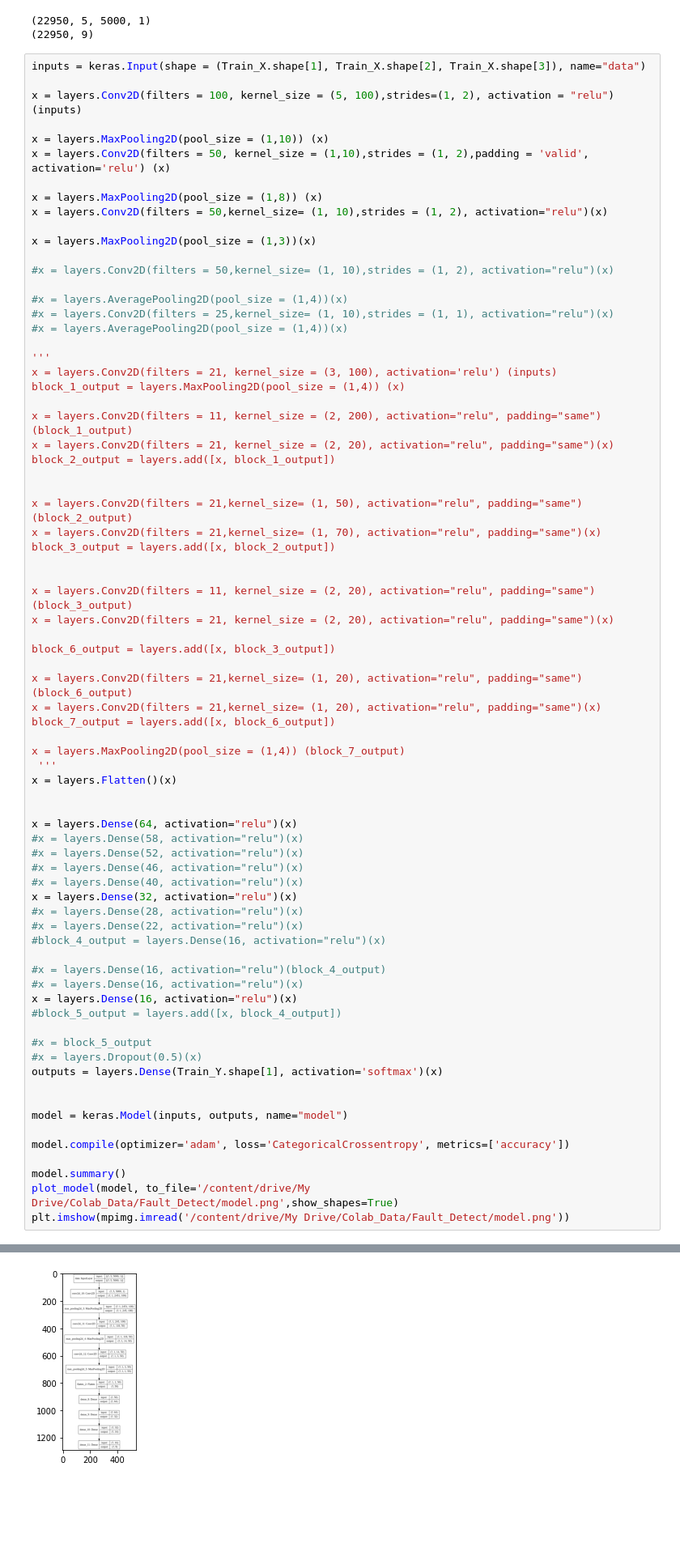
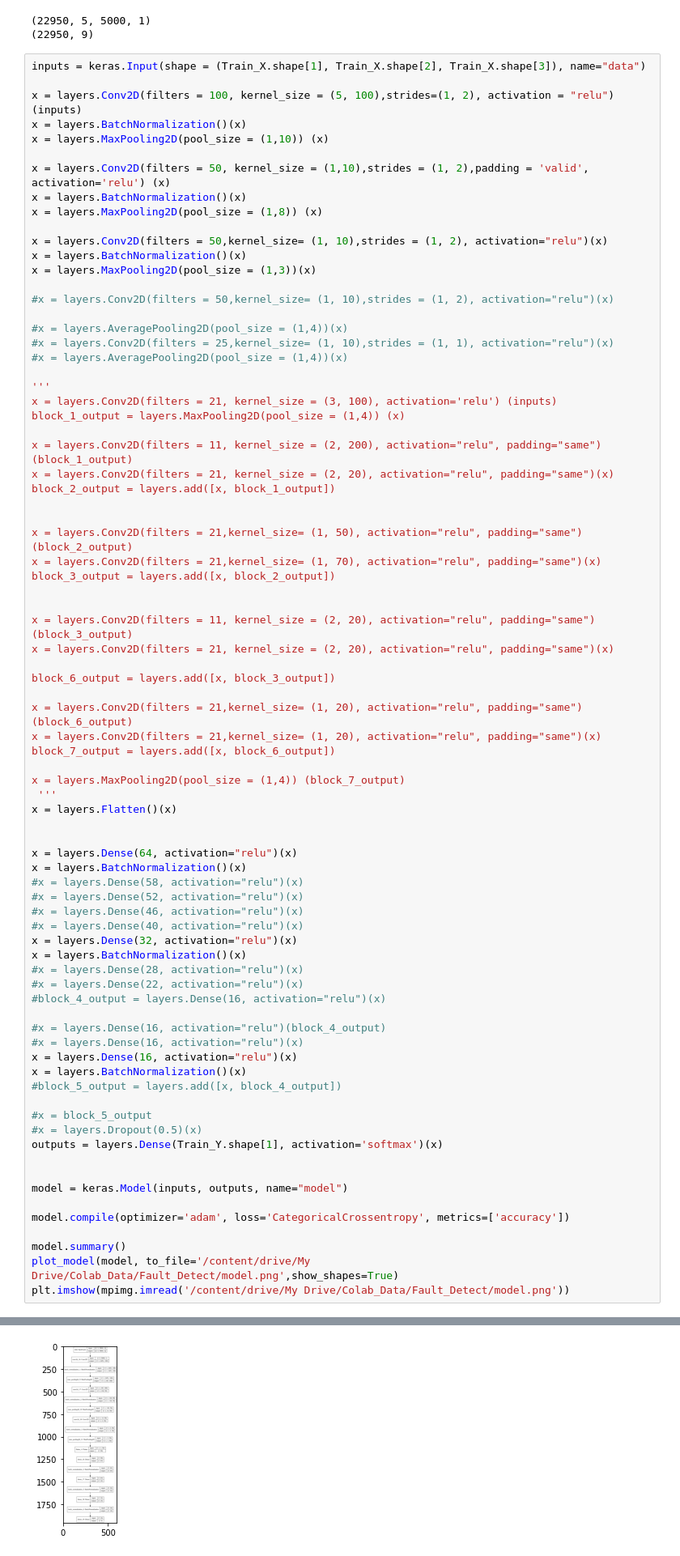
Before and after one commit to Ashraf-Saleh/Fault-Detect, a Jupyter notebook: Fault_Detect.ipynb, the cells around one changed output, grey strips where cells are left out. Shown at 81% size. Saved outputs shown, nothing was run; the diff lists cells and outputs as text; blank space fills up the shorter version.

Commit message:
Trial 1000 epoch - Batch Norm.

```diff
--- a/Fault_Detect.ipynb
+++ b/Fault_Detect.ipynb
@@ -59,13 +59,15 @@ print(Data_Y.shape)
 inputs = keras.Input(shape = (Train_X.shape[1], Train_X.shape[2], Train_X.shape[3]), name="data")
 
 x = layers.Conv2D(filters = 100, kernel_size = (5, 100),strides=(1, 2), activation = "relu") (inputs)
+x = layers.BatchNormalization()(x)
+x = layers.MaxPooling2D(pool_size = (1,10)) (x)
 
-x = layers.MaxPooling2D(pool_size = (1,10)) (x)
 x = layers.Conv2D(filters = 50, kernel_size = (1,10),strides = (1, 2),padding = 'valid', activation='relu') (x)
+x = layers.BatchNormalization()(x)
+x = layers.MaxPooling2D(pool_size = (1,8)) (x)
 
-x = layers.MaxPooling2D(pool_size = (1,8)) (x)
 x = layers.Conv2D(filters = 50,kernel_size= (1, 10),strides = (1, 2), activation="relu")(x)
-
+x = layers.BatchNormalization()(x)
 x = layers.MaxPooling2D(pool_size = (1,3))(x)
 
 #x = layers.Conv2D(filters = 50,kernel_size= (1, 10),strides = (1, 2), activation="relu")(x)
@@ -103,11 +105,13 @@ x = layers.Flatten()(x)
 
 
 x = layers.Dense(64, activation="relu")(x)
+x = layers.BatchNormalization()(x)
 #x = layers.Dense(58, activation="relu")(x)
 #x = layers.Dense(52, activation="relu")(x)
 #x = layers.Dense(46, activation="relu")(x)
 #x = layers.Dense(40, activation="relu")(x)
 x = layers.Dense(32, activation="relu")(x)
+x = layers.BatchNormalization()(x)
 #x = layers.Dense(28, activation="relu")(x)
 #x = layers.Dense(22, activation="relu")(x)
 #block_4_output = layers.Dense(16, activation="relu")(x)
@@ -115,6 +119,7 @@ x = layers.Dense(32, activation="relu")(x)
 #x = layers.Dense(16, activation="relu")(block_4_output)
 #x = layers.Dense(16, activation="relu")(x)
 x = layers.Dense(16, activation="relu")(x)
+x = layers.BatchNormalization()(x)
 #block_5_output = layers.add([x, block_4_output])
 
 #x = block_5_output
@@ -149,6 +154,6 @@ Non-trainable params: 0
 _________________________________________________________________
 <matplotlib.image.AxesImage at 0x...>
-[figure, old version]
+[figure, new version]
 # %%
 history = model.fit(Train_X, Train_Y, epochs=1000,batch_size = 200, verbose=2)#, validation_data=(Vald_X,Vald_Y))
 # %% [output]
```
Also changed, not shown: parts of 4 cells of this notebook.
